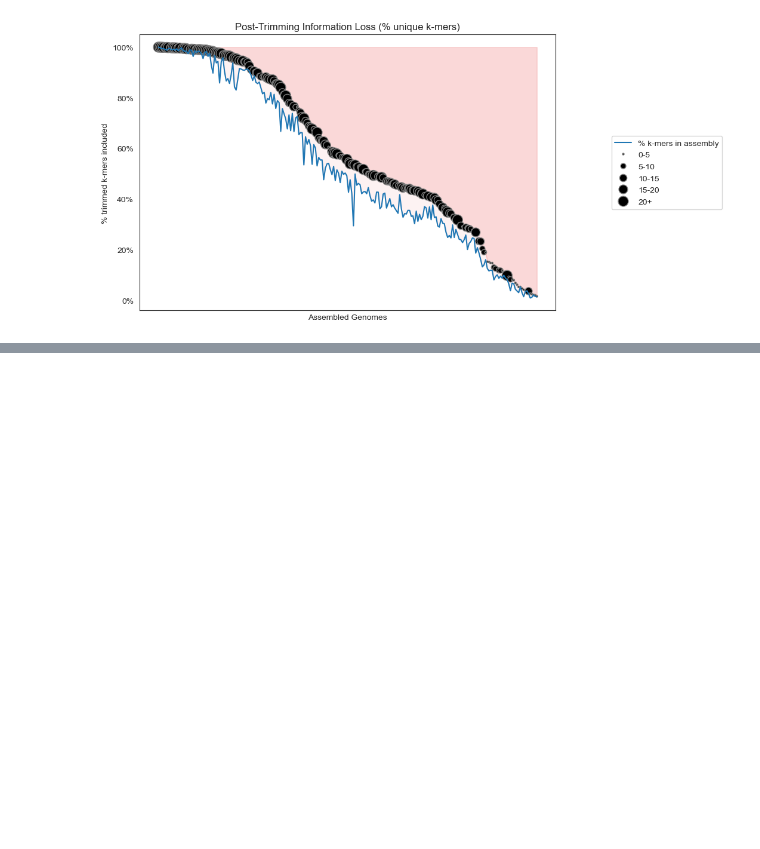
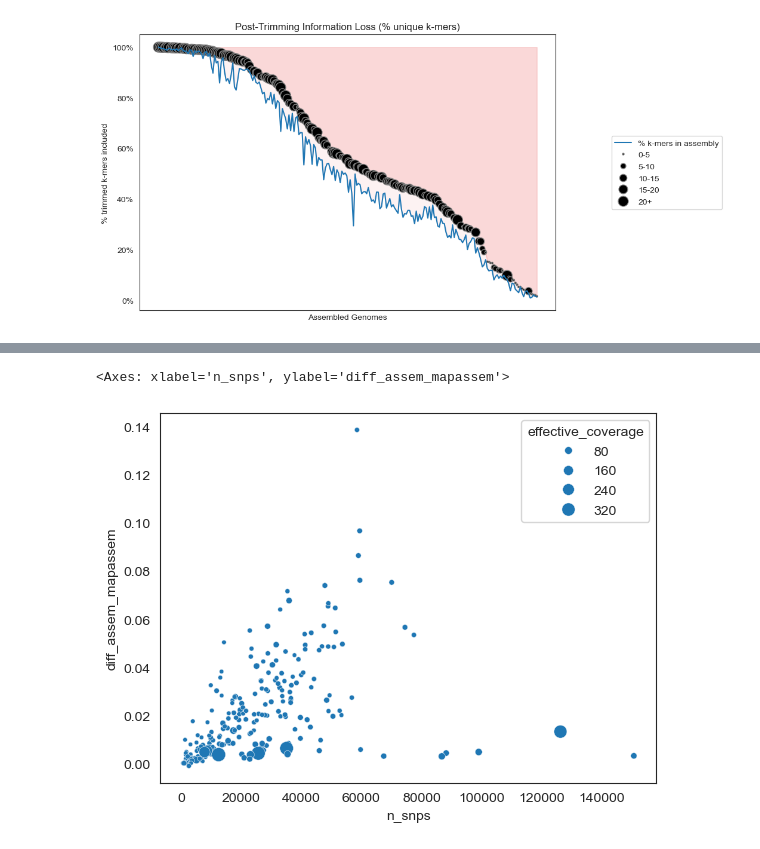
Before and after one commit to jeanzzhao/onehuman, a Jupyter notebook: atta/ERR505104-viz.ipynb, the cells around one changed output, grey strips where cells are left out. Cells and saved outputs as stored; diff of their text form; code cells hidden in the pictures; blank space fills up the shorter version.

```diff
--- a/atta/ERR505104-viz.ipynb
+++ b/atta/ERR505104-viz.ipynb
@@ -318,0 +386,7 @@ plt.show()
+# %%
+# this one seems most useful -- n_snpxs x diff between assembly & mapassembly
+
+sns.scatterplot(data=df, x='n_snps', y='diff_assem_mapassem', size= 'effective_coverage', sizes=(10,100))
+# %% [output]
+<Axes: xlabel='n_snps', ylabel='diff_assem_mapassem'>
+[figure, added]
```
Also changed, not shown: parts of 15 cells of this notebook.
